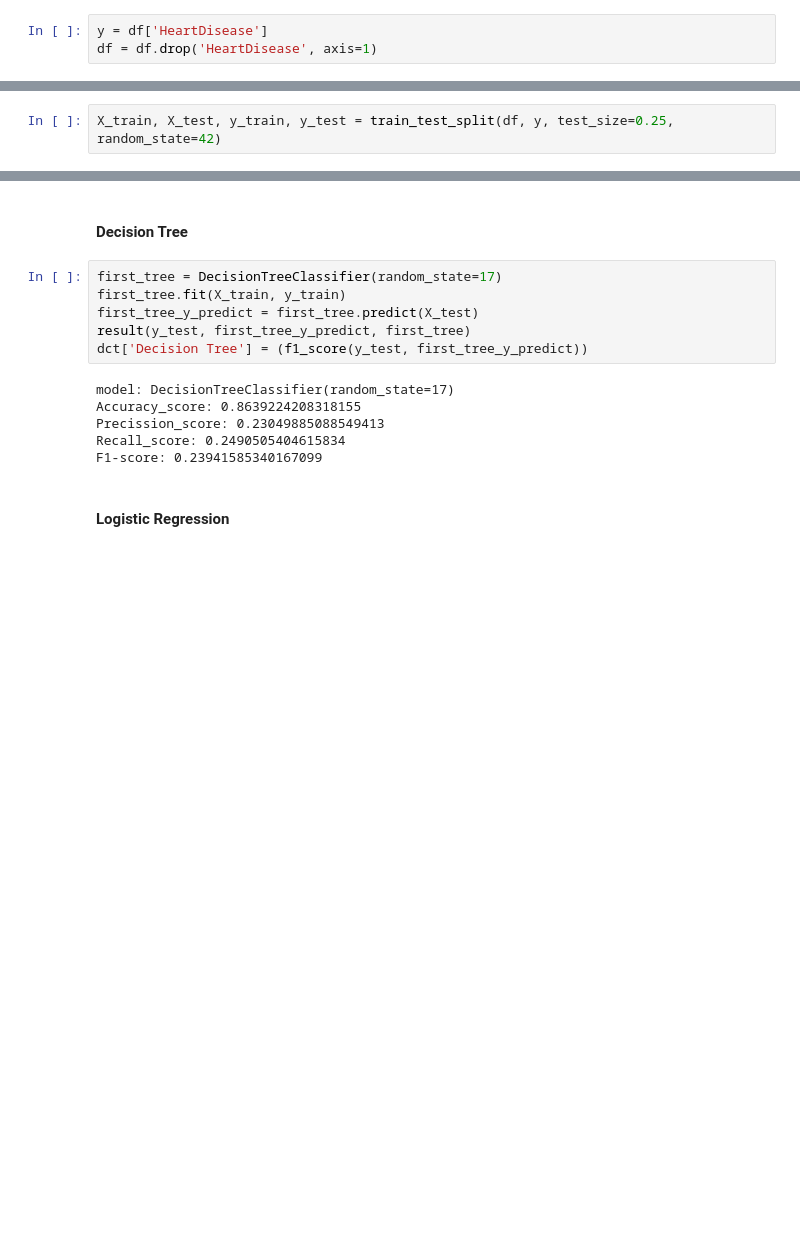
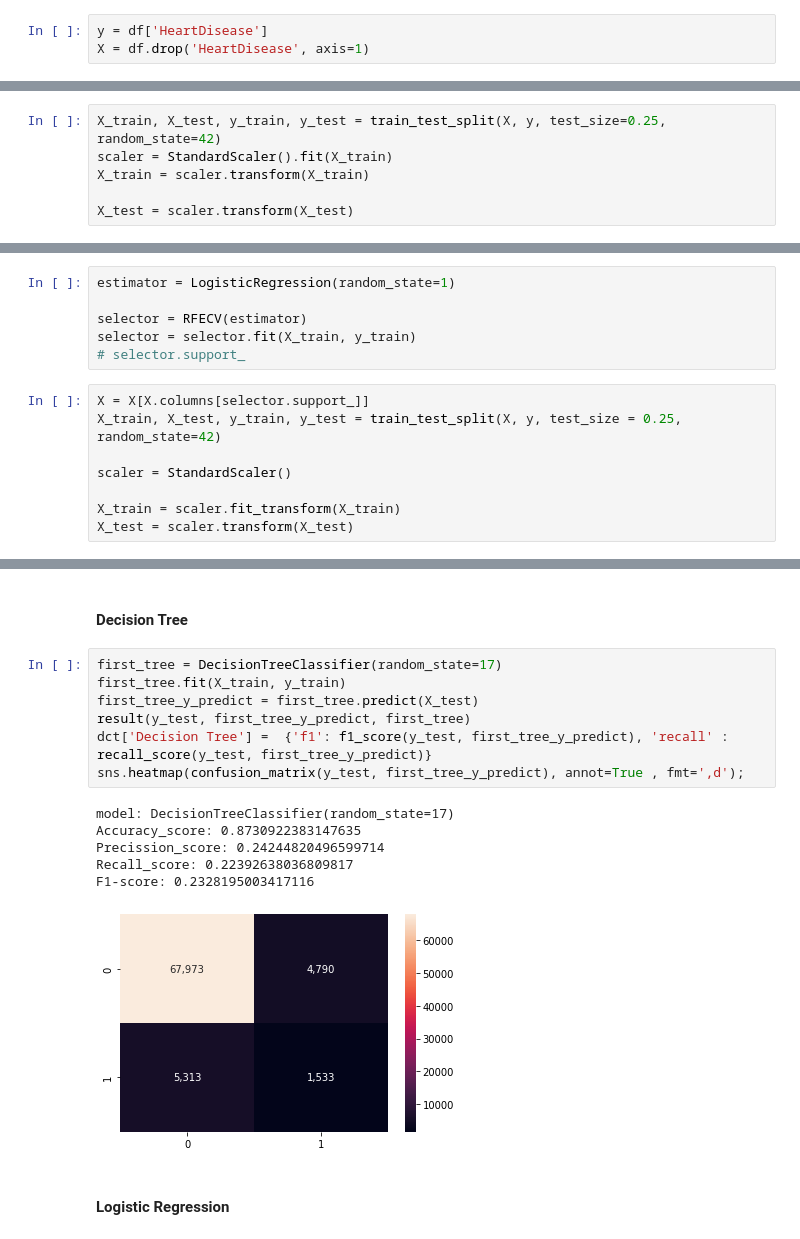
Before and after one commit to timHPL/Heart-disease-EDA-and-simple-models-, a Jupyter notebook: heart-disease-eda.ipynb, the cells around one changed output, grey strips where cells are left out. Cells and saved outputs as stored; diff of their text form; blank space fills up the shorter version.

Commit message:
Kaggle Notebook | Heart Disease (EDA + models) | Version 3

```diff
--- a/heart-disease-eda.ipynb
+++ b/heart-disease-eda.ipynb
@@ -408,7 +409,7 @@ plt.show()
 df = df.drop('Diabetic_No', axis=1)
 # %%
 y = df['HeartDisease']
-df = df.drop('HeartDisease', axis=1)
+X = df.drop('HeartDisease', axis=1)
 # %% [markdown]
 ## Conclusions
 
@@ -442,2 +451,6 @@ from sklearn.metrics import precision_score, recall_score, accuracy_score, f1_sc
 # %%
-X_train, X_test, y_train, y_test = train_test_split(df, y, test_size=0.25, random_state=42)
+X_train, X_test, y_train, y_test = train_test_split(X, y, test_size=0.25, random_state=42)
+scaler = StandardScaler().fit(X_train)
+X_train = scaler.transform(X_train)
+
+X_test = scaler.transform(X_test)
@@ -448,0 +457,14 @@ X_test = scaler.transform(X_test)
+# %%
+estimator = LogisticRegression(random_state=1)
+
+selector = RFECV(estimator)
+selector = selector.fit(X_train, y_train)
+# selector.support_
+# %%
+X = X[X.columns[selector.support_]]
+X_train, X_test, y_train, y_test = train_test_split(X, y, test_size = 0.25, random_state=42)
+
+scaler = StandardScaler()
+
+X_train = scaler.fit_transform(X_train)
+X_test = scaler.transform(X_test)
@@ -459,15 +490,17 @@ dct = {}
 # %%
 first_tree = DecisionTreeClassifier(random_state=17)
 first_tree.fit(X_train, y_train)
 first_tree_y_predict = first_tree.predict(X_test)
 result(y_test, first_tree_y_predict, first_tree)
-dct['Decision Tree'] = (f1_score(y_test, first_tree_y_predict))
+dct['Decision Tree'] =  {'f1': f1_score(y_test, first_tree_y_predict), 'recall' : recall_score(y_test, first_tree_y_predict)}
+sns.heatmap(confusion_matrix(y_test, first_tree_y_predict), annot=True , fmt=',d');
 # %% [output]
 model: DecisionTreeClassifier(random_state=17)
-Accuracy_score: 0.8639224208318155
-Precission_score: 0.23049885088549413
-Recall_score: 0.2490505404615834
-F1-score: 0.23941585340167099
+Accuracy_score: 0.8730922383147635
+Precission_score: 0.24244820496599714
+Recall_score: 0.22392638036809817
+F1-score: 0.2328195003417116
+[figure, added]
 # %% [markdown]
 #### Logistic Regression
 # %%
```
Also changed, not shown: parts of 44 cells of this notebook.
